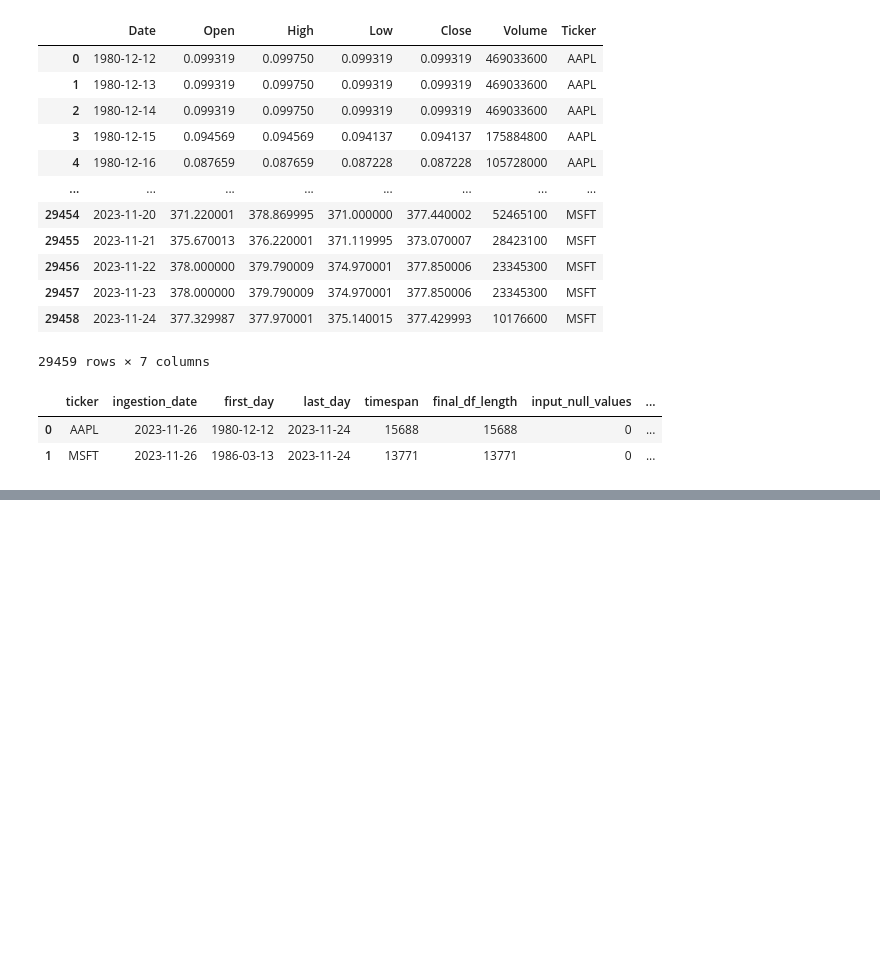
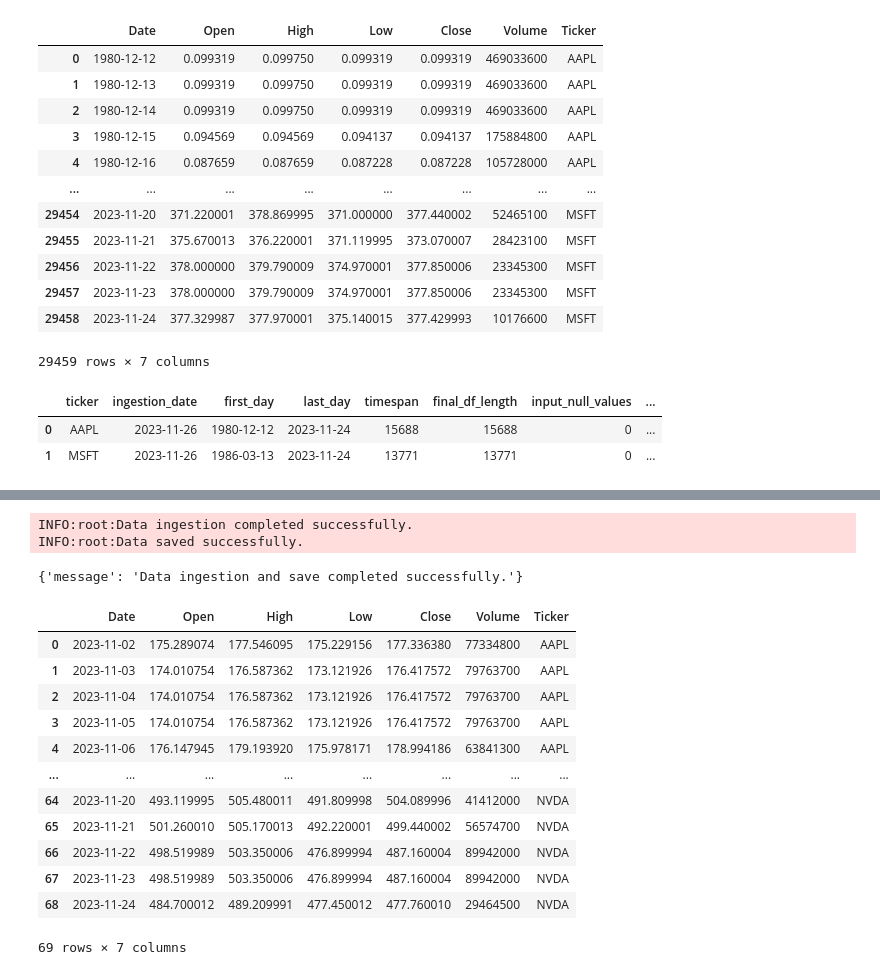
Before and after one commit to scbtm/market_data_collection, a Jupyter notebook: examples.ipynb, the cells around one changed output, grey strips where cells are left out. Saved outputs shown, nothing was run; the diff lists cells and outputs as text; code cells hidden in the pictures; blank space fills up the shorter version.

```diff
--- a/examples.ipynb
+++ b/examples.ipynb
@@ -93,0 +254,25 @@ metadata
+# %%
+trigger_pipeline()
+# %% [output]
+INFO:root:Data ingestion completed successfully.
+INFO:root:Data saved successfully.
+{'message': 'Data ingestion and save completed successfully.'}
+# %%
+data = pd.read_csv(Config['remote']['data_file'])
+metadata = pd.read_csv(Config['remote']['metadata_file'])
+# %%
+data
+# %% [output]
+|  | Date | Open | High | Low | Close | Volume | Ticker |
+| 0 | 2023-11-02 | 175.289074 | 177.546095 | 175.229156 | 177.336380 | 77334800 | AAPL |
+| 1 | 2023-11-03 | 174.010754 | 176.587362 | 173.121926 | 176.417572 | 79763700 | AAPL |
+| 2 | 2023-11-04 | 174.010754 | 176.587362 | 173.121926 | 176.417572 | 79763700 | AAPL |
+| 3 | 2023-11-05 | 174.010754 | 176.587362 | 173.121926 | 176.417572 | 79763700 | AAPL |
+| 4 | 2023-11-06 | 176.147945 | 179.193920 | 175.978171 | 178.994186 | 63841300 | AAPL |
+| ... | ... | ... | ... | ... | ... | ... | ... |
+| 64 | 2023-11-20 | 493.119995 | 505.480011 | 491.809998 | 504.089996 | 41412000 | NVDA |
+| 65 | 2023-11-21 | 501.260010 | 505.170013 | 492.220001 | 499.440002 | 56574700 | NVDA |
+| 66 | 2023-11-22 | 498.519989 | 503.350006 | 476.899994 | 487.160004 | 89942000 | NVDA |
+| 67 | 2023-11-23 | 498.519989 | 503.350006 | 476.899994 | 487.160004 | 89942000 | NVDA |
+| 68 | 2023-11-24 | 484.700012 | 489.209991 | 477.450012 | 477.760010 | 29464500 | NVDA |
+69 rows × 7 columns
```
Also changed, not shown: parts of 23 cells of this notebook, 1 other file.
